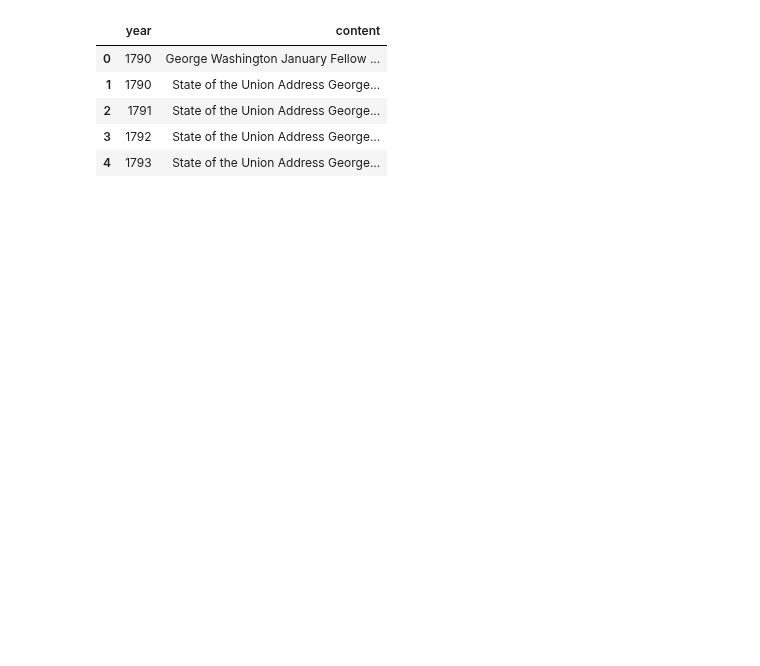
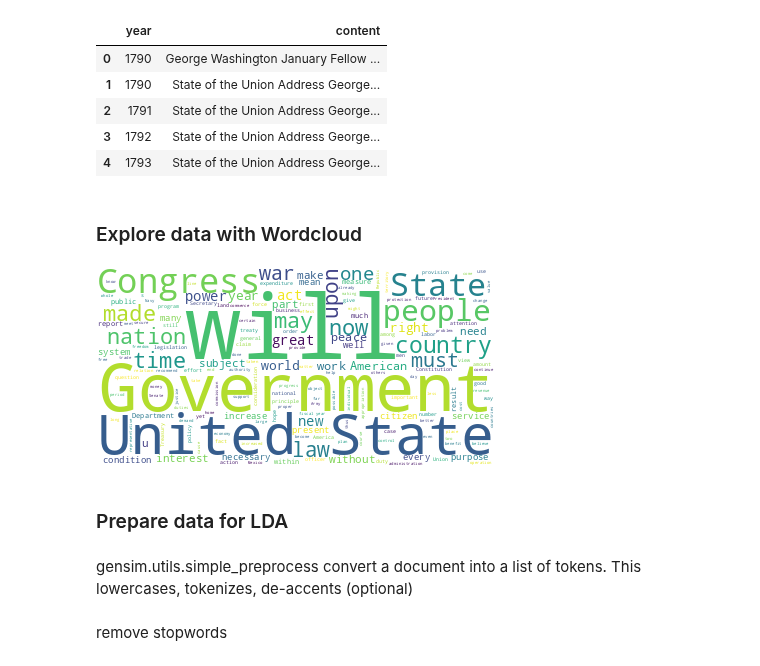
Before and after one commit to hsnam95/my, a Jupyter notebook: gensim.ipynb, the cells around one changed output. Cells and saved outputs as stored; diff of their text form; code cells hidden in the pictures; blank space fills up the shorter version.

```diff
--- a/gensim.ipynb
+++ b/gensim.ipynb
@@ -33,3 +46,22 @@ df.head()
 | 2 | 1791 | State of the Union Address George... |
 | 3 | 1792 | State of the Union Address George... |
 | 4 | 1793 | State of the Union Address George... |
+# %% [markdown]
+### Explore data with Wordcloud
+# %%
+# Import the wordcloud library
+from wordcloud import WordCloud
+# Join the different processed titles together.
+long_string = ','.join(list(df.content.values))
+# Create a WordCloud object
+wordcloud = WordCloud(background_color="white", max_words=5000, contour_width=3, contour_color='steelblue')
+# Generate a word cloud
+wordcloud.generate(long_string)
+# Visualize the word cloud
+wordcloud.to_image()
+# %% [output]
+[figure, added]
+# %% [markdown]
+### Prepare data for LDA
+# %% [markdown]
+gensim.utils.simple_preprocess convert a document into a list of tokens. This lowercases, tokenizes, de-accents (optional)
@@ -35,0 +71,2 @@ df.head()
+# %% [markdown]
+remove stopwords
```
Also changed, not shown: parts of 16 cells of this notebook.
